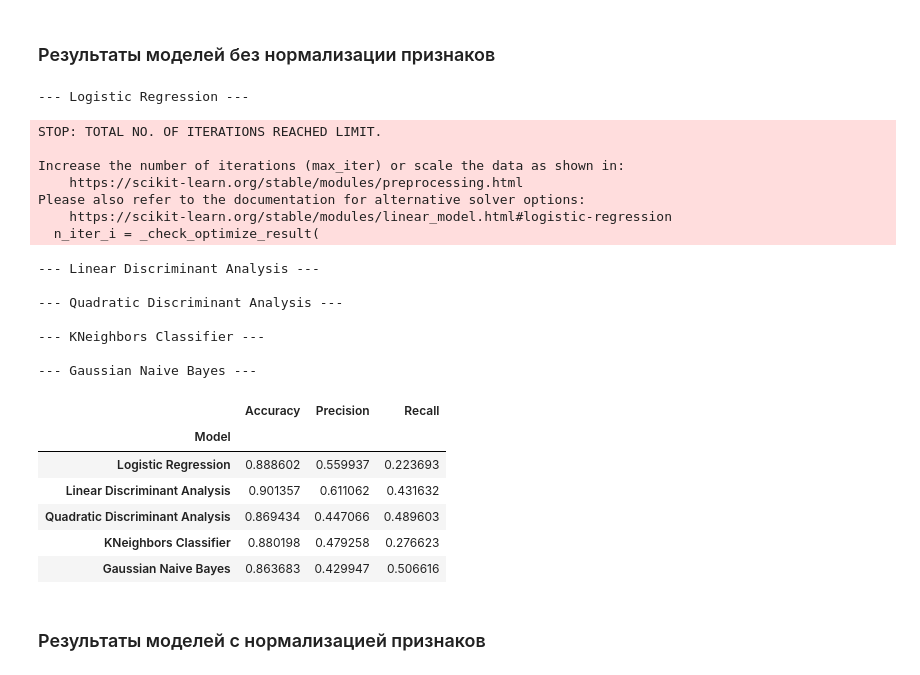
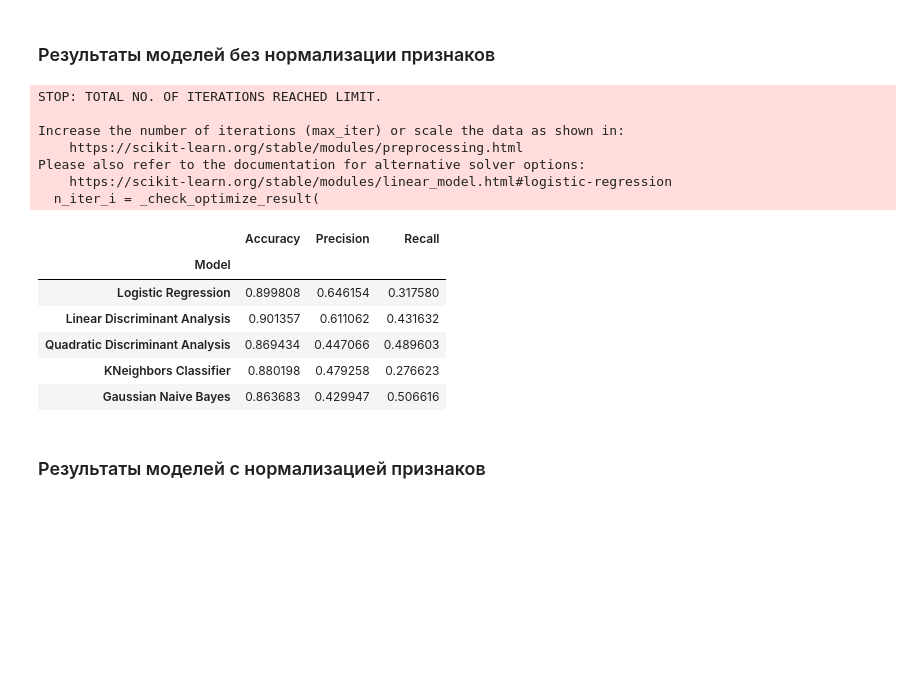
Before and after one commit to kimve1969/mgu_ds_cours, a Jupyter notebook: semestr 2.2/task 1/bank_marketing.ipynb, the cells around one changed output. Saved outputs shown, nothing was run; the diff lists cells and outputs as text; code cells hidden in the pictures; blank space fills up the shorter version.

```diff
--- a/semestr 2.2/task 1/bank_marketing.ipynb
+++ b/semestr 2.2/task 1/bank_marketing.ipynb
@@ -208,9 +244,10 @@ def evaluate_model(model, X_train, y_train, X_test, y_test, model_name):
         #'ROC AUC': roc_auc
     }
 # %%
+#from numpy import disp
 def evaluate_models_batch(X_train, y_train, X_test, y_test):
   # Инициализация моделей
-  log_model = LogisticRegression()
+  log_model = LogisticRegression(max_iter=1000) # задаем макс. итер. 1000
   lda_model = LinearDiscriminantAnalysis()
   qda_model = QuadraticDiscriminantAnalysis()
   knn_model = KNeighborsClassifier(n_neighbors=5) # Можно настроить n_neighbors
@@ -229,33 +266,27 @@ def evaluate_models_batch(X_train, y_train, X_test, y_test):
   # Создание DataFrame для сравнения
   results_df = pd.DataFrame(results)
   display(results_df.set_index('Model'))
+  return results_df
 # %% [markdown]
 ### Результаты моделей без нормализации признаков
-# %%
-evaluate_models_batch(X_train, y_train, X_test, y_test)
-# %% [output]
---- Logistic Regression ---
-STOP: TOTAL NO. OF ITERATIONS REACHED LIMIT.
-
-Increase the number of iterations (max_iter) or scale the data as shown in:
-    https://scikit-learn.org/stable/modules/preprocessing.html
-Please also refer to the documentation for alternative solver options:
-    https://scikit-learn.org/stable/modules/linear_model.html#logistic-regression
-  n_iter_i = _check_optimize_result(
---- Linear Discriminant Analysis ---
-
---- Quadratic Discriminant Analysis ---
-
---- KNeighbors Classifier ---
-
---- Gaussian Naive Bayes ---
-|  | Accuracy | Precision | Recall |
-| Model |  |  |  |
-| Logistic Regression | 0.888602 | 0.559937 | 0.223693 |
-| Linear Discriminant Analysis | 0.901357 | 0.611062 | 0.431632 |
-| Quadratic Discriminant Analysis | 0.869434 | 0.447066 | 0.489603 |
-| KNeighbors Classifier | 0.880198 | 0.479258 | 0.276623 |
-| Gaussian Naive Bayes | 0.863683 | 0.429947 | 0.506616 |
+# %%
+# запуск пакетной процедуры на все виды моделей на не нормализованных данных
+result_befor_norm = evaluate_models_batch(X_train, y_train, X_test, y_test)
+# %% [output]
+STOP: TOTAL NO. OF ITERATIONS REACHED LIMIT.
+
+Increase the number of iterations (max_iter) or scale the data as shown in:
+    https://scikit-learn.org/stable/modules/preprocessing.html
+Please also refer to the documentation for alternative solver options:
+    https://scikit-learn.org/stable/modules/linear_model.html#logistic-regression
+  n_iter_i = _check_optimize_result(
+|  | Accuracy | Precision | Recall |
+| Model |  |  |  |
+| Logistic Regression | 0.899808 | 0.646154 | 0.317580 |
+| Linear Discriminant Analysis | 0.901357 | 0.611062 | 0.431632 |
+| Quadratic Discriminant Analysis | 0.869434 | 0.447066 | 0.489603 |
+| KNeighbors Classifier | 0.880198 | 0.479258 | 0.276623 |
+| Gaussian Naive Bayes | 0.863683 | 0.429947 | 0.506616 |
 # %% [markdown]
 ### Результаты моделей с нормализацией признаков
 # %%
```
Also changed, not shown: parts of 16 cells of this notebook.
